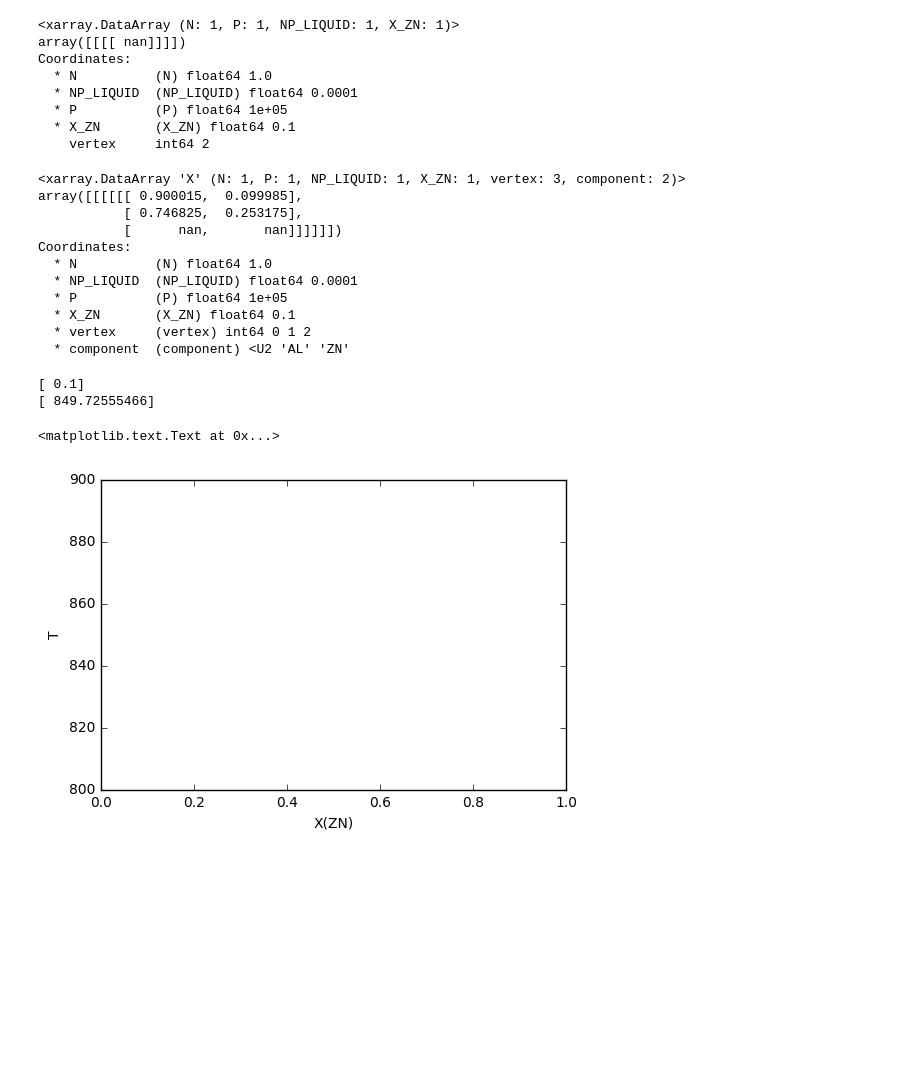
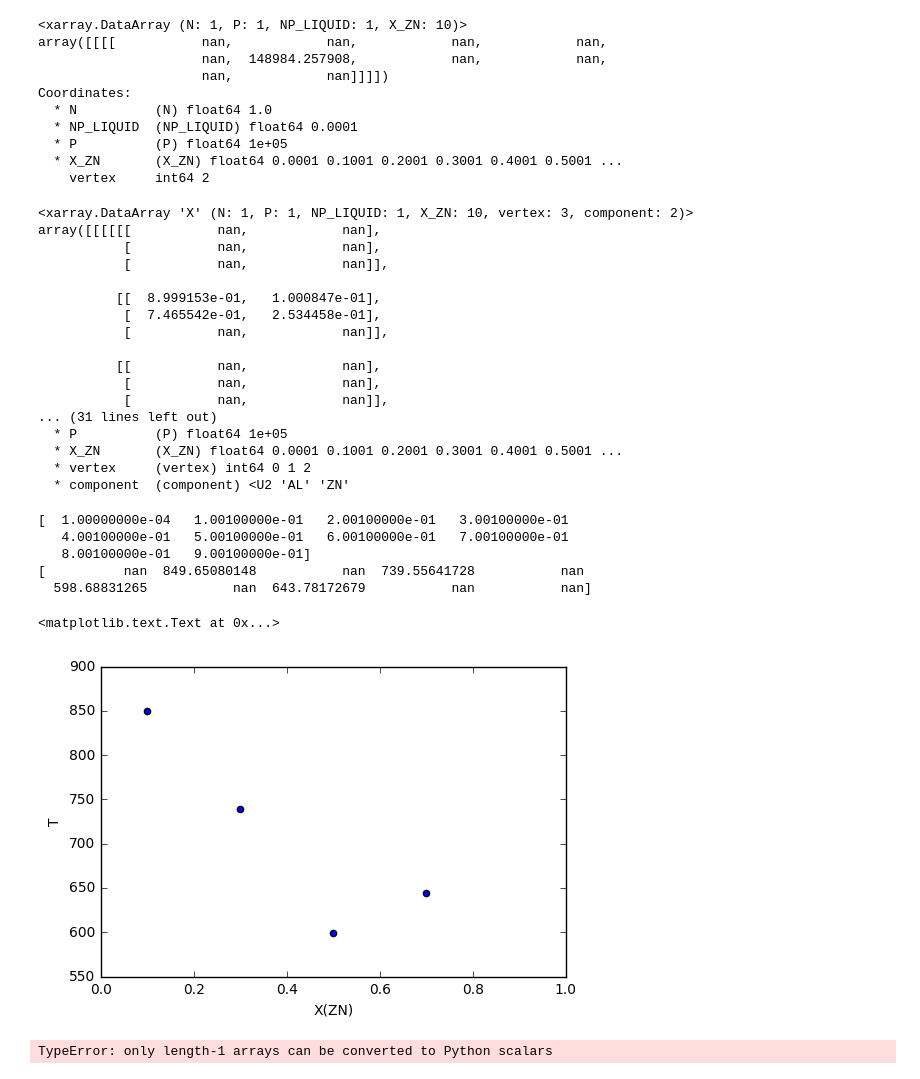
Before and after one commit to richardotis/pycalphad-sandbox, a Jupyter notebook: NP-Conditions.ipynb, the cells around one changed output. Drawn from its saved outputs; the diff is of its cells as text; code cells hidden in the pictures; blank space fills up the shorter version.

```diff
--- a/NP-Conditions.ipynb
+++ b/NP-Conditions.ipynb
@@ -14,7 +14,7 @@ class ProblemSaver(InteriorPointSolver):
         return super(ProblemSaver, self).solve(prob)
 v.T.default_value = 300
 eq2 = equilibrium(dbf, ['AL', 'ZN', 'VA'], ['FCC_A1', 'LIQUID', 'HCP_A3'],
-                 {v.X('ZN'): 0.1, v.NP('LIQUID'): 1e-4,
+                 {v.X('ZN'): (1e-4,1-1e-4,0.1), v.NP('LIQUID'): 1e-4,
                   v.P: 1e5}, verbose=False, solver=ProblemSaver())
 print(eq2)
 # %% [output]
@@ -40,42 +40,53 @@ eq2.GM - ((eq2.NP.isel(vertex=0) * eq2.MU * eq2.X.isel(vertex=0)).sum() +
           (eq2.NP.isel(vertex=1) * (eq2.MU * eq2.X.isel(vertex=1)).sum()) +
           (eq2.NP.isel(vertex=2) * (eq2.MU * eq2.X.isel(vertex=2)).sum()))
 # %% [output]
-<xarray.DataArray (N: 1, P: 1, NP_LIQUID: 1, X_ZN: 1)>
-array([[[[ nan]]]])
+<xarray.DataArray (N: 1, P: 1, NP_LIQUID: 1, X_ZN: 10)>
+array([[[[           nan,            nan,            nan,            nan,
+                     nan,  148984.257908,            nan,            nan,
+                     nan,            nan]]]])
 Coordinates:
   * N          (N) float64 1.0
   * NP_LIQUID  (NP_LIQUID) float64 0.0001
   * P          (P) float64 1e+05
-  * X_ZN       (X_ZN) float64 0.1
+  * X_ZN       (X_ZN) float64 0.0001 0.1001 0.2001 0.3001 0.4001 0.5001 ...
     vertex     int64 2
 # %%
 eq2.X
 # %% [output]
-<xarray.DataArray 'X' (N: 1, P: 1, NP_LIQUID: 1, X_ZN: 1, vertex: 3, component: 2)>
-array([[[[[[ 0.900015,  0.099985],
-           [ 0.746825,  0.253175],
-           [      nan,       nan]]]]]])
-Coordinates:
-  * N          (N) float64 1.0
-  * NP_LIQUID  (NP_LIQUID) float64 0.0001
+<xarray.DataArray 'X' (N: 1, P: 1, NP_LIQUID: 1, X_ZN: 10, vertex: 3, component: 2)>
+array([[[[[[           nan,            nan],
+           [           nan,            nan],
+           [           nan,            nan]],
+
+          [[  8.999153e-01,   1.000847e-01],
+           [  7.465542e-01,   2.534458e-01],
+           [           nan,            nan]],
+
+          [[           nan,            nan],
+           [           nan,            nan],
+           [           nan,            nan]],
+... (31 lines left out)
   * P          (P) float64 1e+05
-  * X_ZN       (X_ZN) float64 0.1
+  * X_ZN       (X_ZN) float64 0.0001 0.1001 0.2001 0.3001 0.4001 0.5001 ...
   * vertex     (vertex) int64 0 1 2
   * component  (component) <U2 'AL' 'ZN'
 # %%
 %matplotlib inline
 import matplotlib.pyplot as plt
 print(eq2['X_ZN'].values.flatten())
 print(eq2['T'].values.flatten())
-plt.plot(eq2['X_ZN'].values.flatten(), eq2['T'].values.flatten())
+plt.scatter(eq2['X_ZN'].values.flatten(), eq2['T'].values.flatten())
 plt.xlim((0,1))
 plt.xlabel('X(ZN)')
 plt.ylabel('T')
 # %% [output]
-[ 0.1]
-[ 849.72555466]
+[  1.00000000e-04   1.00100000e-01   2.00100000e-01   3.00100000e-01
+   4.00100000e-01   5.00100000e-01   6.00100000e-01   7.00100000e-01
+   8.00100000e-01   9.00100000e-01]
+[          nan  849.65080148           nan  739.55641728           nan
+  598.68831265           nan  643.78172679           nan           nan]
 <matplotlib.text.Text at 0x...>
-[figure, old version]
+[figure, new version]
 # %%
 fcc = calculate(dbf, ['AL', 'ZN', 'VA'], 'FCC_A1',
                  T=float(eq2['T']), P=1e5)
@@ -83,6 +94,8 @@ hcp = calculate(dbf, ['AL', 'ZN', 'VA'], 'HCP_A3',
                  T=float(eq2['T']), P=1e5)
 liq = calculate(dbf, ['AL', 'ZN', 'VA'], 'LIQUID',
                  T=float(eq2['T']), P=1e5)
+# %% [output]
+TypeError: only length-1 arrays can be converted to Python scalars
 # %%
 %matplotlib inline
 import matplotlib.pyplot as plt
```
Also changed, not shown: parts of 6 cells of this notebook.
